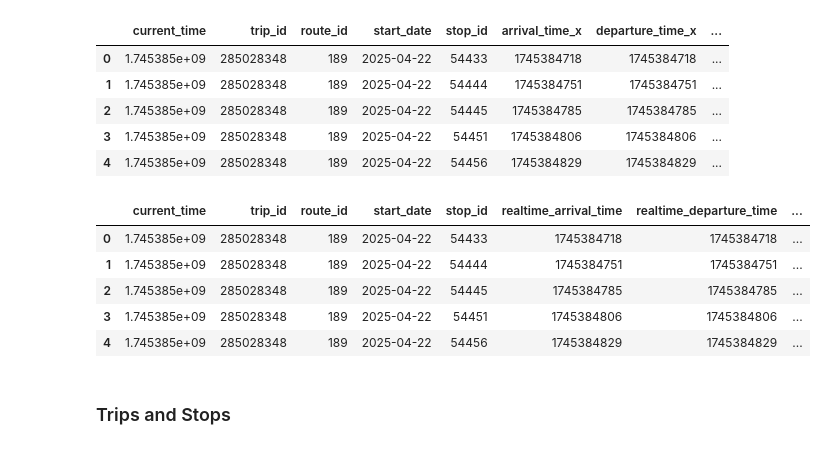
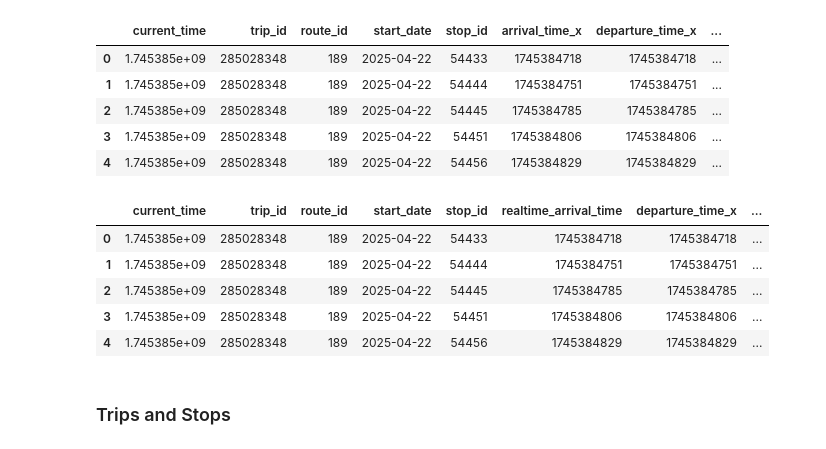
Before and after one commit to nadpierre/stm-transit-delay-prediction, a Jupyter notebook: data_cleaning.ipynb, the cells around one changed output. Drawn from its saved outputs; the diff is of its cells as text; code cells hidden in the pictures.

```diff
--- a/data_cleaning.ipynb
+++ b/data_cleaning.ipynb
@@ -180,8 +163,3 @@ stm_trips_df.head()
 | 2 | 1.745385e+09 | 285028348 | 189 | 2025-04-22 | 54445 | 1745384785 | 1745384785 | ... |
 | 3 | 1.745385e+09 | 285028348 | 189 | 2025-04-22 | 54451 | 1745384806 | 1745384806 | ... |
 | 4 | 1.745385e+09 | 285028348 | 189 | 2025-04-22 | 54456 | 1745384829 | 1745384829 | ... |
-# %%
-# Convert planned departure time to localized datetime
-stm_trips_df['scheduled_departure_time'] = stm_trips_df.apply(lambda row: parse_gtfs_time(row['departure_time_y'], row['start_date']), axis=1)
-stm_trips_df['scheduled_departure_time'] = stm_trips_df['scheduled_departure_time'].dt.tz_localize(local_timezone)
-stm_trips_df.head()
@@ -195,7 +166,6 @@ stm_trips_df.head()
 # %%
-# Convert planned times to timestamp in milliseconds since epoch
+# Convert planned time to timestamp in milliseconds since epoch
 stm_trips_df['scheduled_arrival_time'] = stm_trips_df['scheduled_arrival_time'].astype('int64') // 10**6
-stm_trips_df['scheduled_departure_time'] = stm_trips_df['scheduled_departure_time'].astype('int64') // 10**6
 stm_trips_df.head()
 # %% [output]
 |  | current_time | trip_id | route_id | start_date | stop_id | arrival_time_x | departure_time_x | ... |
@@ -206,10 +176,10 @@ stm_trips_df.head()
 | 4 | 1.745385e+09 | 285028348 | 189 | 2025-04-22 | 54456 | 1745384829 | 1745384829 | ... |
 # %%
 # Rename real time columns
-stm_trips_df = stm_trips_df.rename(columns={'arrival_time_x': 'realtime_arrival_time', 'departure_time_x': 'realtime_departure_time'})
+stm_trips_df = stm_trips_df.rename(columns={'arrival_time_x': 'realtime_arrival_time'})
 stm_trips_df.head()
 # %% [output]
-|  | current_time | trip_id | route_id | start_date | stop_id | realtime_arrival_time | realtime_departure_time | ... |
+|  | current_time | trip_id | route_id | start_date | stop_id | realtime_arrival_time | departure_time_x | ... |
 | 0 | 1.745385e+09 | 285028348 | 189 | 2025-04-22 | 54433 | 1745384718 | 1745384718 | ... |
 | 1 | 1.745385e+09 | 285028348 | 189 | 2025-04-22 | 54444 | 1745384751 | 1745384751 | ... |
 | 2 | 1.745385e+09 | 285028348 | 189 | 2025-04-22 | 54445 | 1745384785 | 1745384785 | ... |
```
Also changed, not shown: parts of 32 cells of this notebook, 5 other files.
